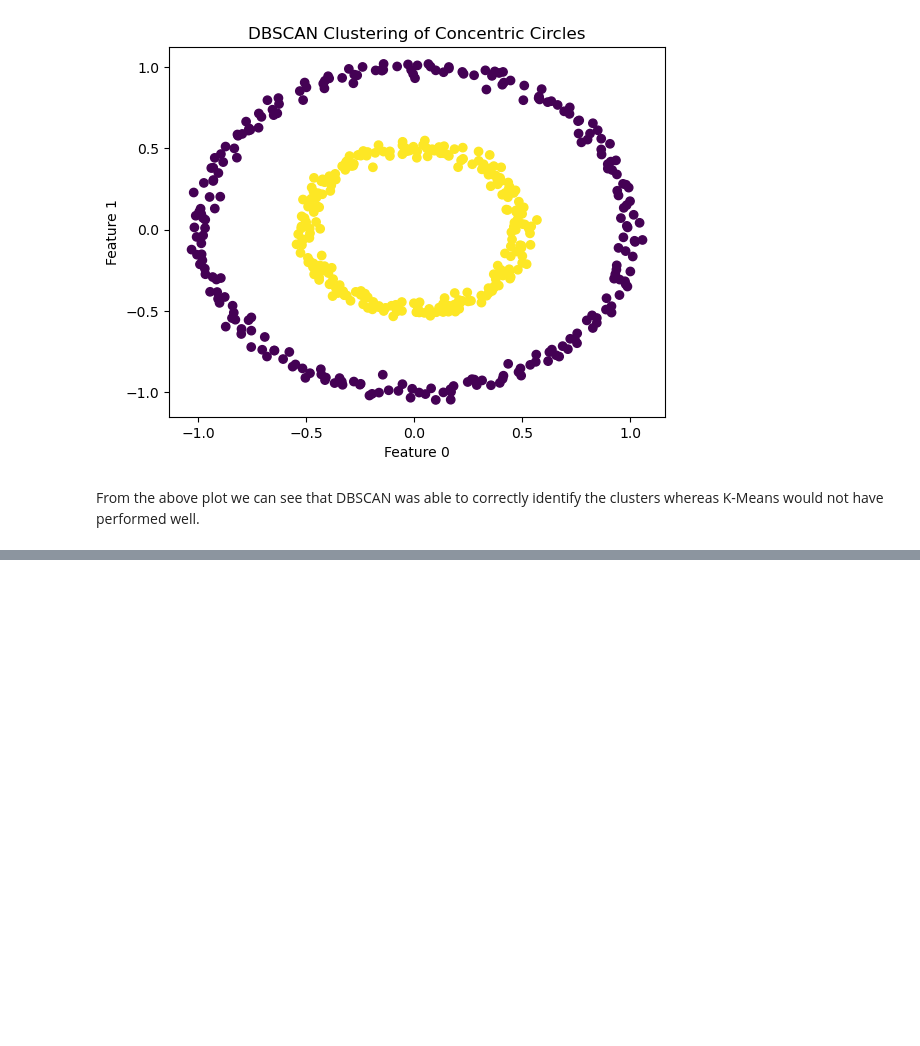
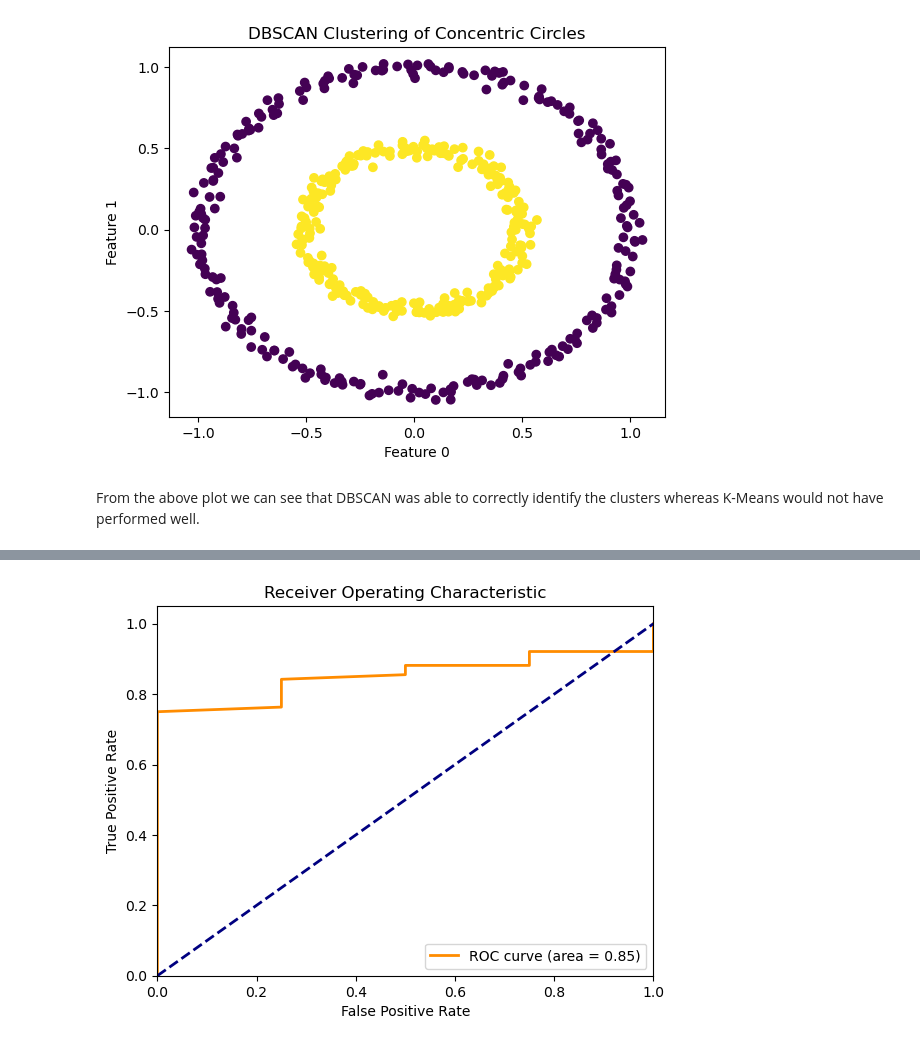
Before and after one commit to itsanishsingh/task-xgboost-dbscan, a Jupyter notebook: task_xgboost_dbscan.ipynb, the cells around one changed output, grey strips where cells are left out. Cells and saved outputs as stored; diff of their text form; code cells hidden in the pictures; blank space fills up the shorter version.

```diff
--- a/task_xgboost_dbscan.ipynb
+++ b/task_xgboost_dbscan.ipynb
@@ -91,0 +170,4 @@ From the above plot we can see that DBSCAN was able to correctly identify the cl
+# %%
+X_train, X_test, y_train, y_test = train_test_split(X, y, test_size=0.2, random_state=42)
+classifier = BalancedRandomForestClassifier(random_state=42)
+classifier.fit(X_train, y_train)
@@ -91,0 +176,6 @@ From the above plot we can see that DBSCAN was able to correctly identify the cl
+# %%
+y_pred_brf = classifier.predict(X_test)
+y_proba_brf = classifier.predict_proba(X_test)[:, 1]
+print("Classification Report (With SMOTE):")
+print(classification_report(y_test, y_pred_brf))
+print("ROC AUC Score (With SMOTE):", roc_auc_score(y_test, y_proba_brf))
@@ -91,0 +194,14 @@ From the above plot we can see that DBSCAN was able to correctly identify the cl
+# %%
+fpr_brf, tpr_brf, _ = roc_curve(y_test, y_proba_brf)
+plt.figure()
+plt.plot(fpr_brf, tpr_brf, color='darkorange', lw=2, label='ROC curve (area = %0.2f)' % roc_auc_score(y_test, y_proba_brf))
+plt.plot([0, 1], [0, 1], color='navy', lw=2, linestyle='--')
+plt.xlim([0.0, 1.0])
+plt.ylim([0.0, 1.05])
+plt.xlabel('False Positive Rate')
+plt.ylabel('True Positive Rate')
+plt.title('Receiver Operating Characteristic')
+plt.legend(loc="lower right")
+plt.show()
+# %% [output]
+[figure, added]
```
Also changed, not shown: parts of 14 cells of this notebook.
